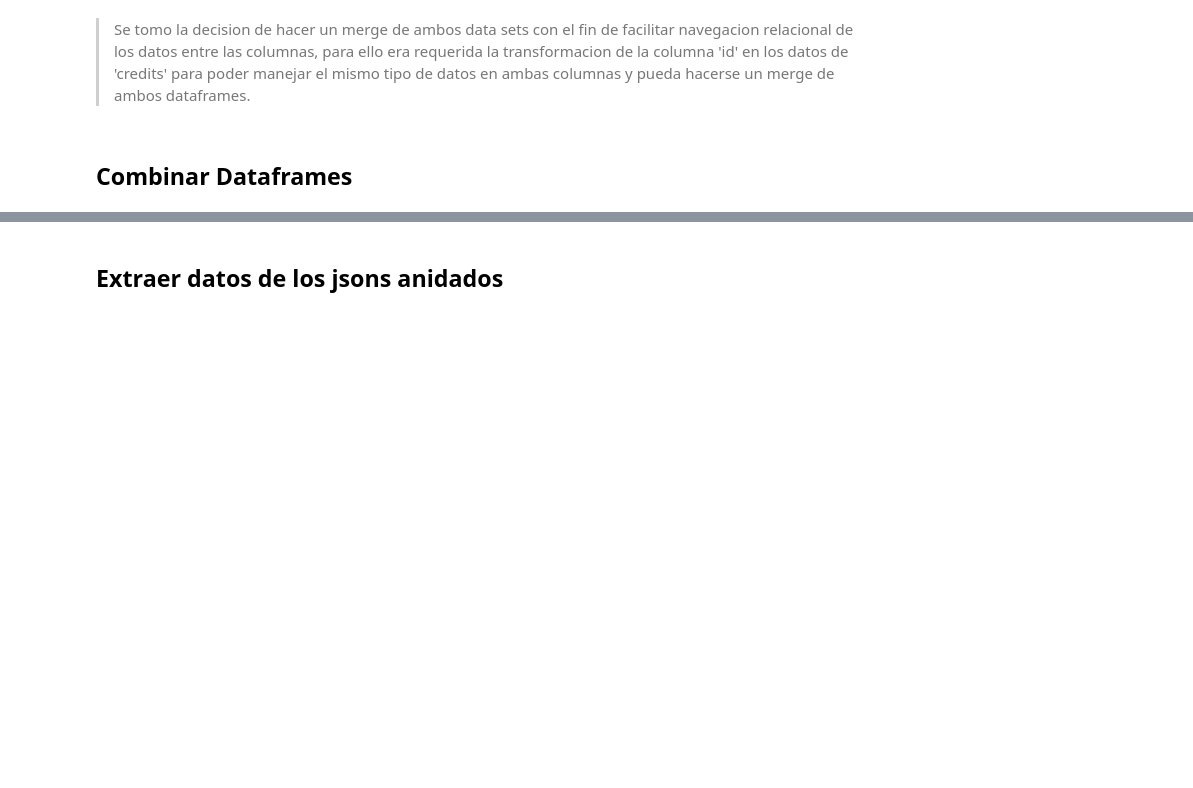
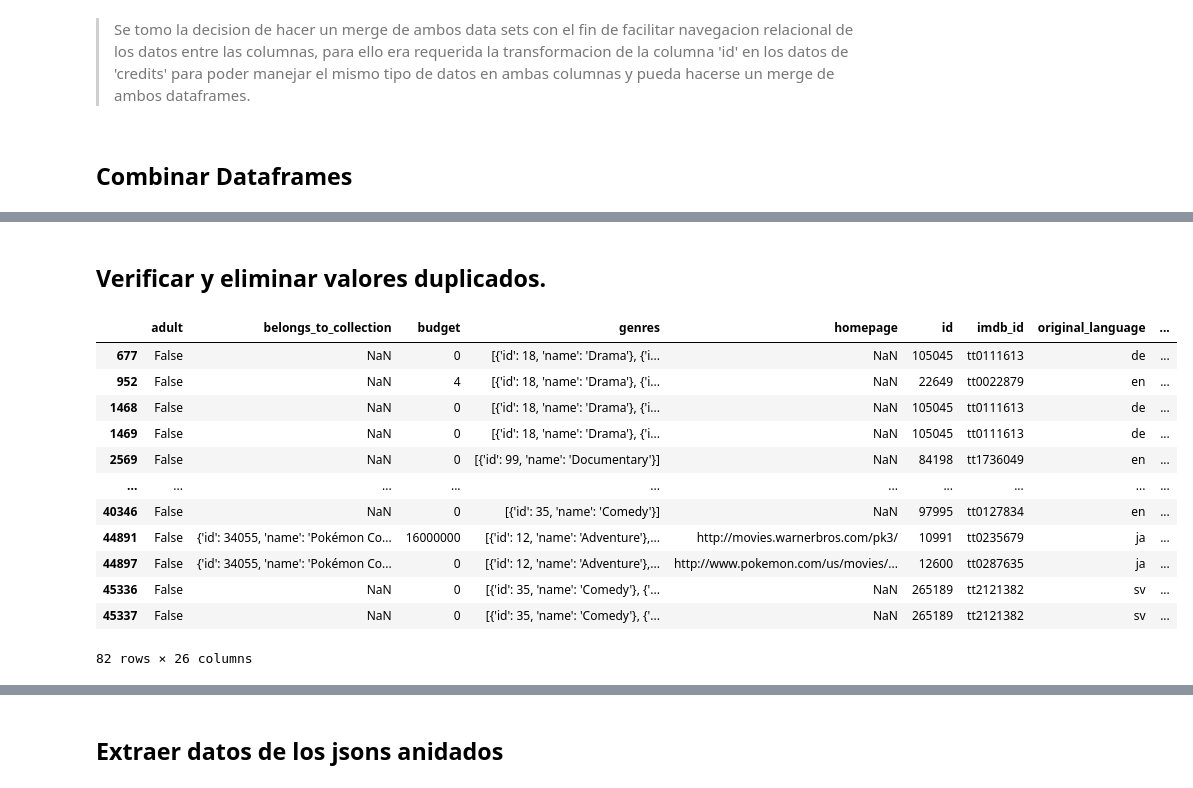
Before and after one commit to rammerbot/ETL__Machine_Learning_API_movie_recommendation, a Jupyter notebook: ETL.ipynb, the cells around one changed output, grey strips where cells are left out. Saved outputs shown, nothing was run; the diff lists cells and outputs as text; code cells hidden in the pictures; blank space fills up the shorter version.

```diff
--- a/ETL.ipynb
+++ b/ETL.ipynb
@@ -12,7 +12,7 @@ import pandas as pd
 ## Cargar datos.
 # %%
 # cargar datos de los creditos
-path = './data/credits.csv'
+path = '../data/credits.csv'
 data_cd = pd.read_csv(path)
 data_cd
 # %% [output]
@@ -64,0 +147,21 @@ data.isnull().sum()
+# %% [markdown]
+## Verificar y eliminar valores duplicados.
+# %%
+# Verificar los datos duplicados del dataset.
+data_d = data[data.duplicated()]
+
+data_d
+# %% [output]
+|  | adult | belongs_to_collection | budget | genres | homepage | id | imdb_id | original_language | ... |
+| 677 | False | NaN | 0 | [{'id': 18, 'name': 'Drama'}, {'i... | NaN | 105045 | tt0111613 | de | ... |
+| 952 | False | NaN | 4 | [{'id': 18, 'name': 'Drama'}, {'i... | NaN | 22649 | tt0022879 | en | ... |
+| 1468 | False | NaN | 0 | [{'id': 18, 'name': 'Drama'}, {'i... | NaN | 105045 | tt0111613 | de | ... |
+| 1469 | False | NaN | 0 | [{'id': 18, 'name': 'Drama'}, {'i... | NaN | 105045 | tt0111613 | de | ... |
+| 2569 | False | NaN | 0 | [{'id': 99, 'name': 'Documentary'}] | NaN | 84198 | tt1736049 | en | ... |
+| ... | ... | ... | ... | ... | ... | ... | ... | ... | ... |
+| 40346 | False | NaN | 0 | [{'id': 35, 'name': 'Comedy'}] | NaN | 97995 | tt0127834 | en | ... |
+| 44891 | False | {'id': 34055, 'name': 'Pokémon Co... | 16000000 | [{'id': 12, 'name': 'Adventure'},... | http://movies.warnerbros.com/pk3/ | 10991 | tt0235679 | ja | ... |
+| 44897 | False | {'id': 34055, 'name': 'Pokémon Co... | 0 | [{'id': 12, 'name': 'Adventure'},... | http://www.pokemon.com/us/movies/... | 12600 | tt0287635 | ja | ... |
+| 45336 | False | NaN | 0 | [{'id': 35, 'name': 'Comedy'}, {'... | NaN | 265189 | tt2121382 | sv | ... |
+| 45337 | False | NaN | 0 | [{'id': 35, 'name': 'Comedy'}, {'... | NaN | 265189 | tt2121382 | sv | ... |
+82 rows × 26 columns
```
Also changed, not shown: parts of 60 cells of this notebook, 1 other file.
